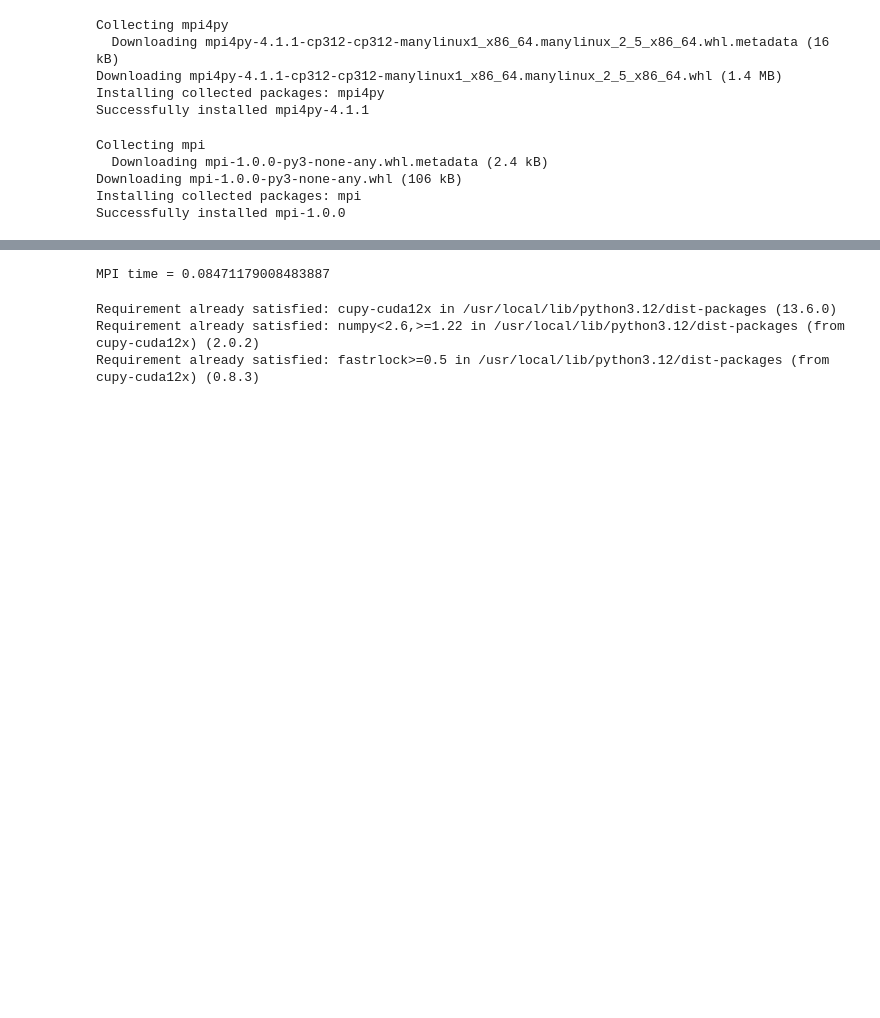
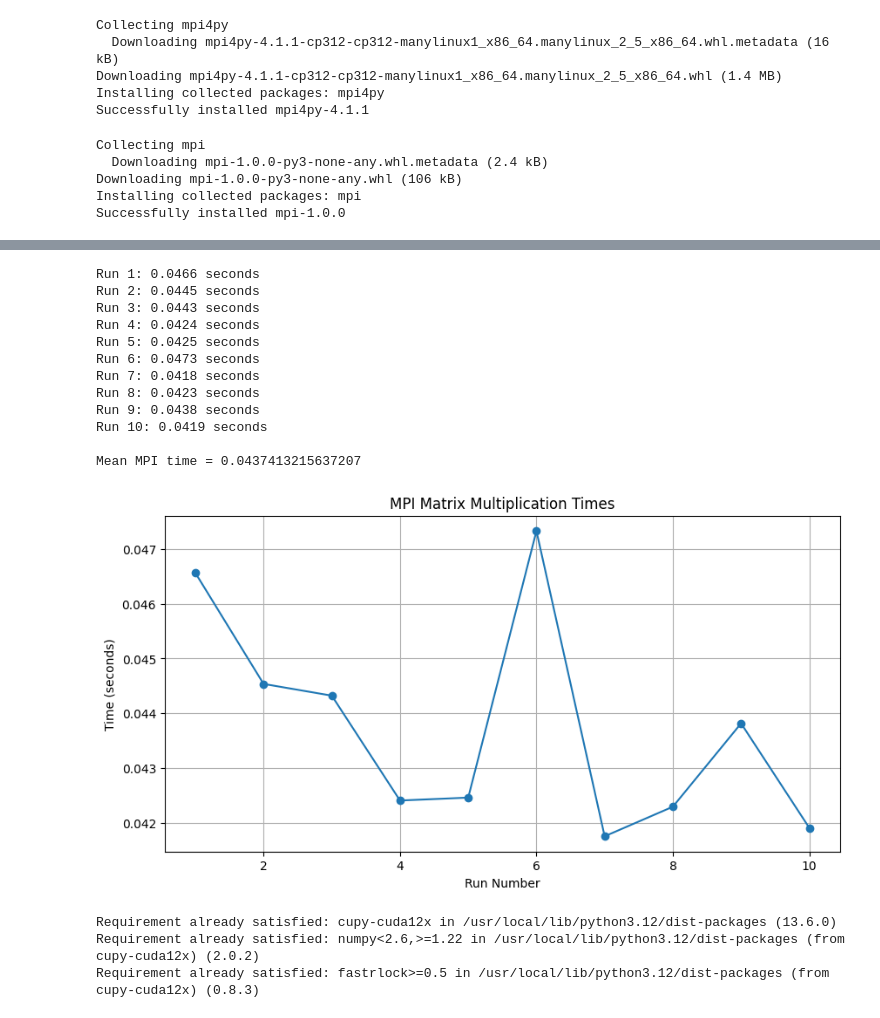
Before and after one commit to ZIZOUTOUMOU/ZIZOUTOUMOU, a Jupyter notebook: cal_paralle.ipynb, the cells around one changed output, grey strips where cells are left out. Drawn from its saved outputs; the diff is of its cells as text; code cells hidden in the pictures; blank space fills up the shorter version.

```diff
--- a/cal_paralle.ipynb
+++ b/cal_paralle.ipynb
@@ -88,6 +207,7 @@ Threaded time = 3.4852042198181152
 import numpy as np
 from mpi4py import MPI
 import time
+import matplotlib.pyplot as plt
 
 N = 800  # fixed
 
@@ -103,6 +223,7 @@ def matmul_mpi():
         A = None
         B = np.empty((N, N))
 
+    # Broadcast B to all processes
     comm.Bcast(B, root=0)
 
     rows = N // size
@@ -111,39 +232,82 @@ def matmul_mpi():
 
     A_local = np.zeros((end - start, N))
 
+    # Scatter A manually
     if rank == 0:
         for p in range(size):
             s = p * rows
             e = N if p == size - 1 else (p + 1) * rows
             if p == 0:
                 A_local[:] = A[s:e, :]
             else:
                 comm.Send(A[s:e, :], dest=p)
     else:
         comm.Recv(A_local, source=0)
 
+    # Local computation
     C_local = A_local @ B
 
+    # Gather C back to root
     if rank == 0:
         C = np.zeros((N, N))
         C[start:end, :] = C_local
         for p in range(1, size):
             s = p * rows
             e = N if p == size - 1 else (p + 1) * rows
             comm.Recv(C[s:e, :], source=p)
         return C
     else:
         comm.Send(C_local, dest=0)
         return None
 
+
 if __name__ == "__main__":
-    t0 = time.time()
-    C = matmul_mpi()
+    comm = MPI.COMM_WORLD
+    rank = comm.Get_rank()
 
-    if MPI.COMM_WORLD.Get_rank() == 0:
-        print("MPI time =", time.time() - t0)
+    times = []
+
+    for run in range(10):
+        comm.Barrier()
+        t0 = time.time()
+
+        C = matmul_mpi()
+
+        comm.Barrier()
+        elapsed = time.time() - t0
+
+        if rank == 0:
+            times.append(elapsed)
+            print(f"Run {run+1}: {elapsed:.4f} seconds")
+
+    if rank == 0:
+        mean_time = sum(times) / len(times)
+        print("\nMean MPI time =", mean_time)
+
+        # ----------------------------
+        # Plot (only rank 0)
+        # ----------------------------
+        plt.figure(figsize=(10, 5))
+        plt.plot(range(1, 11), times, marker='o')
+        plt.title("MPI Matrix Multiplication Times")
+        plt.xlabel("Run Number")
+        plt.ylabel("Time (seconds)")
+        plt.grid(True)
+        plt.show()
 # %% [output]
-MPI time = 0.08471179008483887
+Run 1: 0.0466 seconds
+Run 2: 0.0445 seconds
+Run 3: 0.0443 seconds
+Run 4: 0.0424 seconds
+Run 5: 0.0425 seconds
+Run 6: 0.0473 seconds
+Run 7: 0.0418 seconds
+Run 8: 0.0423 seconds
+Run 9: 0.0438 seconds
+Run 10: 0.0419 seconds
+
+Mean MPI time = 0.0437413215637207
+[figure, added]
 # %%
 pip install cupy-cuda12x
 # %% [output]
```
Also changed, not shown: parts of 4 cells of this notebook.
